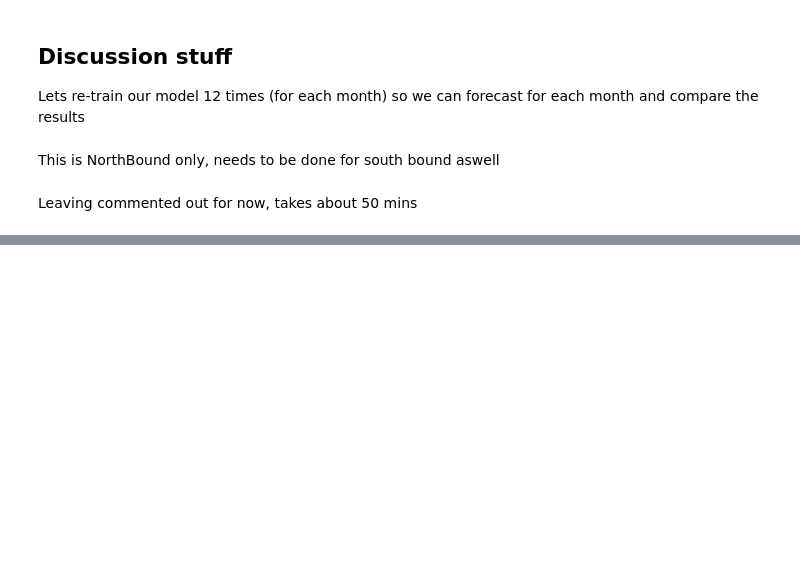
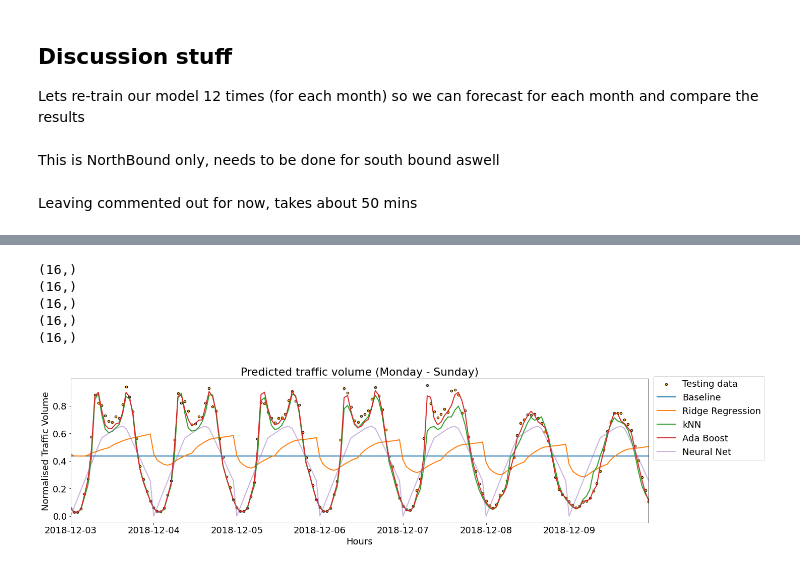
Before and after one commit to tmulligan98/Machine-Learning-Main-Project, a Jupyter notebook: scripts/notebook.ipynb, the cells around one changed output, grey strips where cells are left out. Cells and saved outputs as stored; diff of their text form; code cells hidden in the pictures; blank space fills up the shorter version.

```diff
--- a/scripts/notebook.ipynb
+++ b/scripts/notebook.ipynb
@@ -586,0 +625,70 @@ visualise_month_forecast(model_list,"Dec",df_north,df_south,n_forecast,lag_range
+# %%
+from models import visualise_month_forecast,one_month_forecasting_data_prep
+import numpy as np
+import datetime as datetime
+def visualise_month_forecast(model_list,month,df_north, df_south, n_forecast, lag_range):
+    month_index = list(month_map.keys())[list(month_map.values()).index(month)]
+    date_time_axis,lagged_points, y_north_temp, X_north_temp, X_north_val_temp, y_north_val_temp=one_month_forecasting_data_prep(df_north, df_south, n_forecast, lag_range, month_index)
+
+    #put this in a loop for each model
+    y_forecast_north_temp = []
+    for model in model_list.values():
+        y_forecast_north_temp.append(n_one_step_ahead_prediction(model, X_north_val_temp, n_forecast, lagged_points, relevant_lag_indexes=[0,1,2,3,4,5,11]))
+
+    visualise_multiple_forecast_vs_true(date_time_axis,y_north_val_temp,y_forecast_north_temp,list(model_list.keys()))
+
+def visualise_multiple_forecast_vs_true(
+    X_test: np.array, y_test: np.array, y_forecast_list, model_names: list
+):
+    num_points=24*8
+    X_test=X_test[24:num_points]
+
+
+    # Plot the results
+    plt.figure()
+    plt.scatter(
+        X_test, y_test[24:num_points], s=20, edgecolor="black", c="orange", label="Testing data"
+    )
+
+    for i in range(0, len(model_names)):
+        transparency = None
+        if model_names[i]=="Neural Net":
+            transparency=0.5
+
+        plt.plot(X_test, y_forecast_list[i][24:num_points], label=model_names[i], linewidth=2,alpha=transparency)
+
+    plt.xlabel("Hours")
+    plt.ylabel("Normalised Traffic Volume")
+    plt.title(f"Predicted traffic volume (Monday - Sunday)")
+    plt.legend(bbox_to_anchor=(1, 1.05))
+    plt.xlim([X_test[0],X_test[-1]])
+    plt.show()
+
+month_map = {
+        0:"Dec",
+        1:"Nov",
+        2:"Oct",
+        3:"Sep",
+        4:"Aug",
+        5:"Jul",
+        6:"Jun",
+        7:"May",
+        8:"Apr",
+        9:"Mar",
+        10:"Feb",
+        11:"Jan"
+    }
+model_list = {"Baseline":dummy_mean,
+                "Ridge Regression":ridge_model,
+                "kNN":knn_model,
+                "Ada Boost":ada_boost_model,
+                "Neural Net":mlp_model}
+
+visualise_month_forecast(model_list,"Dec",df_north,df_south,n_forecast,lag_range)
+# %% [output]
+(16,)
+(16,)
+(16,)
+(16,)
+(16,)
+[figure, added]
```
Also changed, not shown: parts of 18 cells of this notebook, 5 other files.
